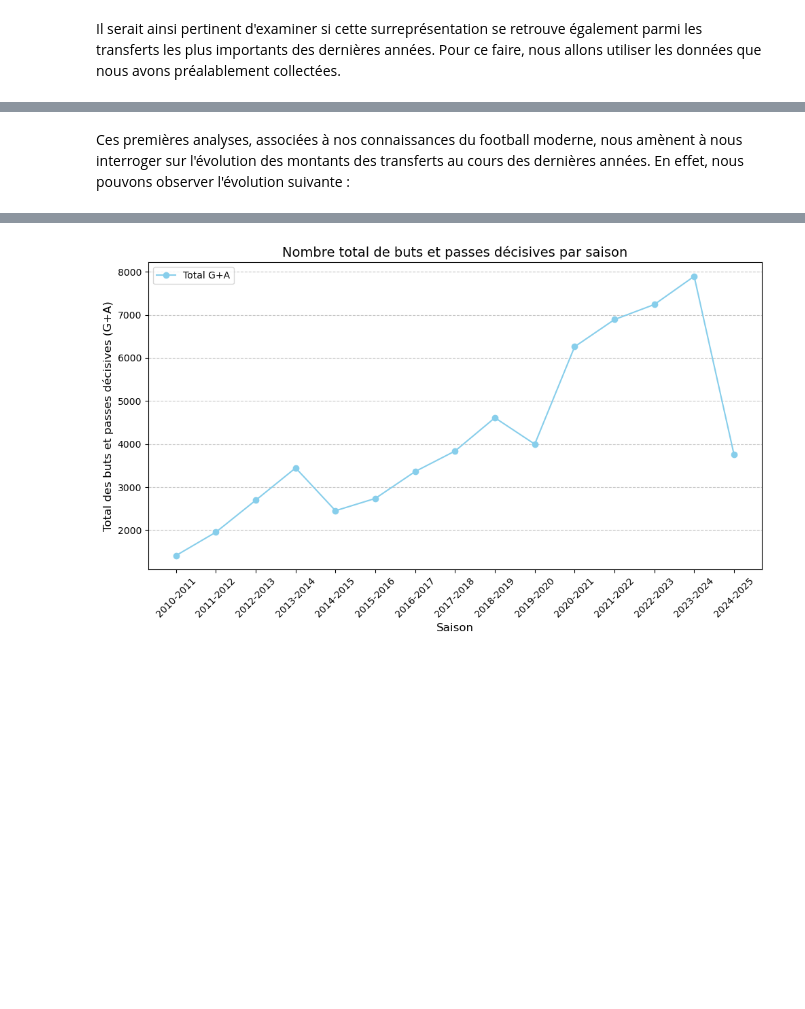
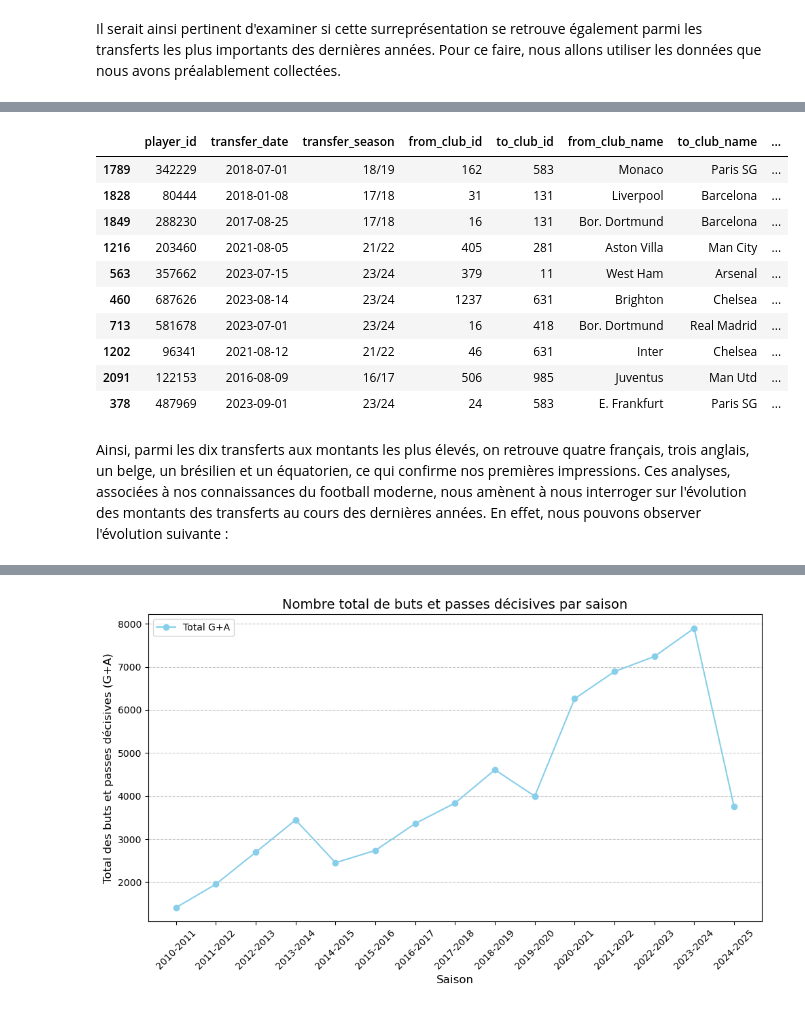
Before and after one commit to romandb21/ModelingFootballValue, a Jupyter notebook: rapport.ipynb, the cells around one changed output, grey strips where cells are left out. Drawn from its saved outputs; the diff is of its cells as text; code cells hidden in the pictures; blank space fills up the shorter version.

```diff
--- a/rapport.ipynb
+++ b/rapport.ipynb
@@ -707,2 +681,17 @@ relevant_transfers
+# %%
+top_transfers = relevant_transfers.nlargest(10, 'transfer_fee') #top 10 des transfers les plus élevés
+top_transfers
+# %% [output]
+|  | player_id | transfer_date | transfer_season | from_club_id | to_club_id | from_club_name | to_club_name | ... |
+| 1789 | 342229 | 2018-07-01 | 18/19 | 162 | 583 | Monaco | Paris SG | ... |
+| 1828 | 80444 | 2018-01-08 | 17/18 | 31 | 131 | Liverpool | Barcelona | ... |
+| 1849 | 288230 | 2017-08-25 | 17/18 | 16 | 131 | Bor. Dortmund | Barcelona | ... |
+| 1216 | 203460 | 2021-08-05 | 21/22 | 405 | 281 | Aston Villa | Man City | ... |
+| 563 | 357662 | 2023-07-15 | 23/24 | 379 | 11 | West Ham | Arsenal | ... |
+| 460 | 687626 | 2023-08-14 | 23/24 | 1237 | 631 | Brighton | Chelsea | ... |
+| 713 | 581678 | 2023-07-01 | 23/24 | 16 | 418 | Bor. Dortmund | Real Madrid | ... |
+| 1202 | 96341 | 2021-08-12 | 21/22 | 46 | 631 | Inter | Chelsea | ... |
+| 2091 | 122153 | 2016-08-09 | 16/17 | 506 | 985 | Juventus | Man Utd | ... |
+| 378 | 487969 | 2023-09-01 | 23/24 | 24 | 583 | E. Frankfurt | Paris SG | ... |
 # %% [markdown]
-Ces premières analyses, associées à nos connaissances du football moderne, nous amènent à nous interroger sur l'évolution des montants des transferts au cours des dernières années. En effet, nous pouvons observer l'évolution suivante :
+Ainsi, parmi les dix transferts aux montants les plus élevés, on retrouve quatre français, trois anglais, un belge, un brésilien et un équatorien, ce qui confirme nos premières impressions. Ces analyses, associées à nos connaissances du football moderne, nous amènent à nous interroger sur l'évolution des montants des transferts au cours des dernières années. En effet, nous pouvons observer l'évolution suivante :
```
Also changed, not shown: parts of 9 cells of this notebook, 4 other files.
